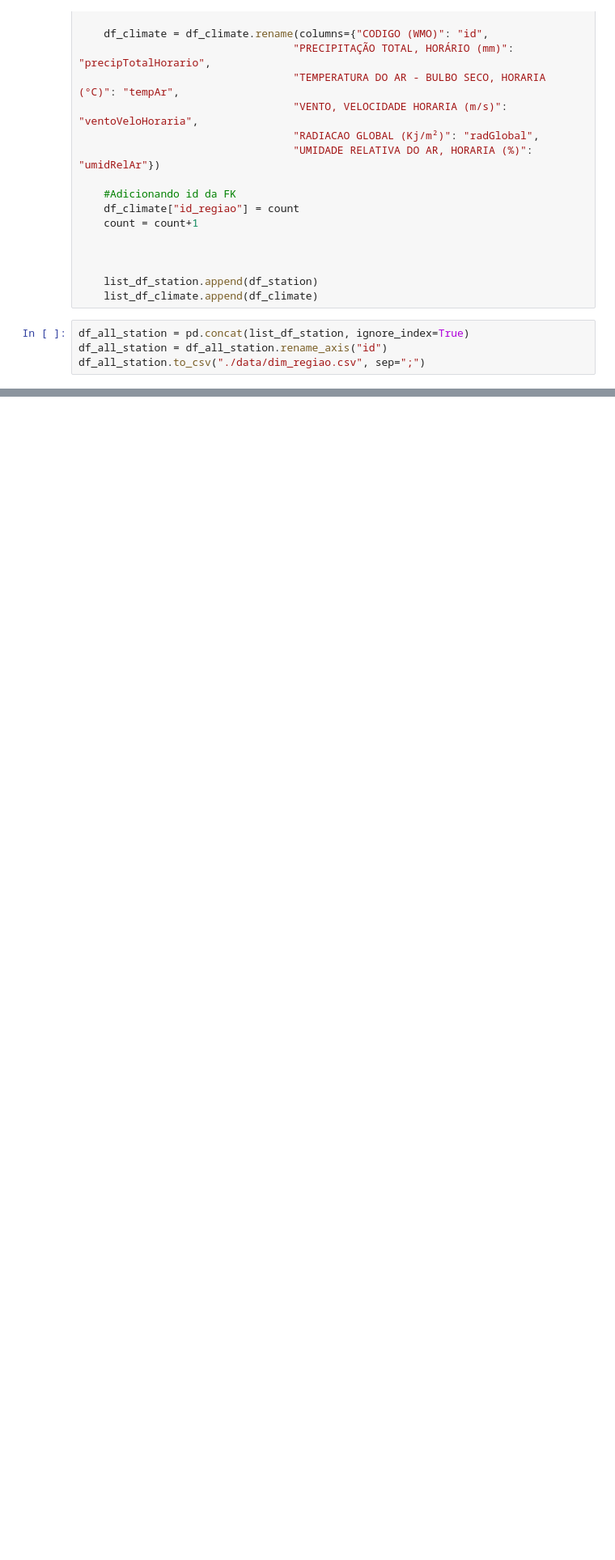
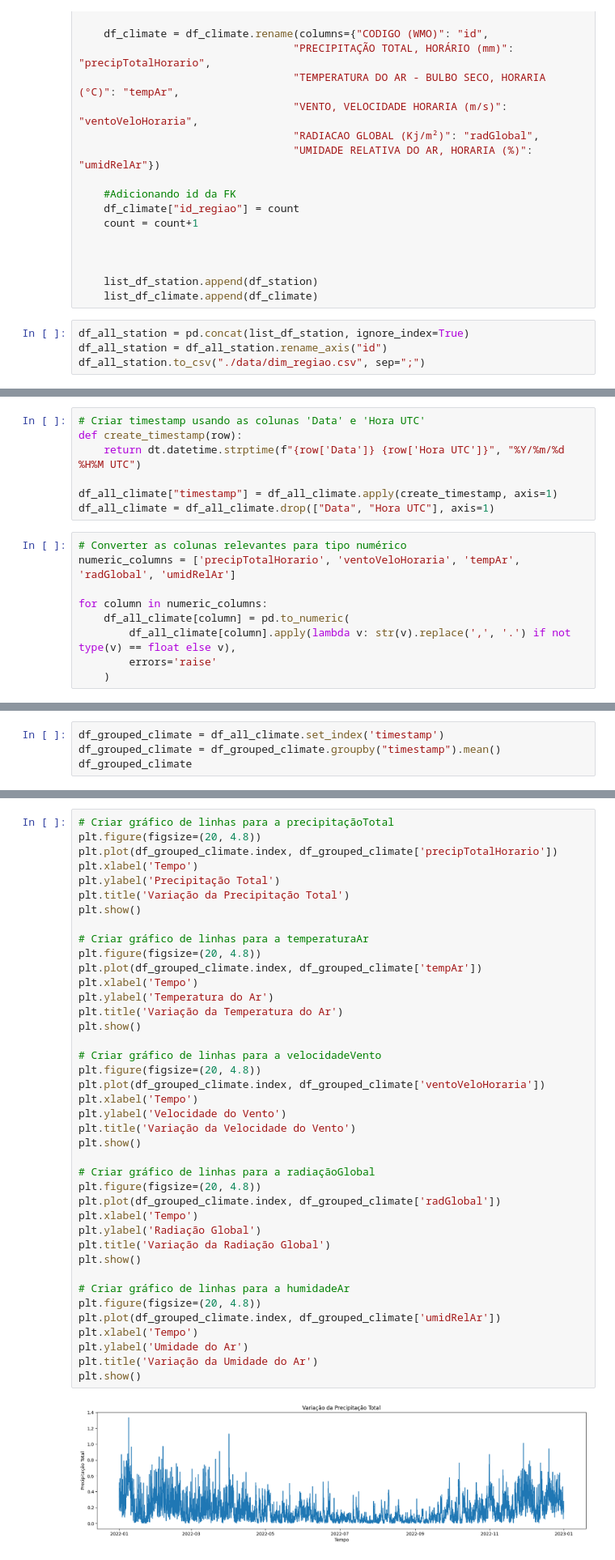
Before and after one commit to TiagoRCunha/pi-03-relacao-energia-condicao-climatica, a Jupyter notebook: climate.ipynb, the cells around one changed output, grey strips where cells are left out. Shown at 81% size. Cells and saved outputs as stored; diff of their text form; blank space fills up the shorter version.

```diff
--- a/climate.ipynb
+++ b/climate.ipynb
@@ -71 +80,17 @@ df_all_station.to_csv("./data/dim_regiao.csv", sep=";")
+# %%
+# Criar timestamp usando as colunas 'Data' e 'Hora UTC'
+def create_timestamp(row):
+    return dt.datetime.strptime(f"{row['Data']} {row['Hora UTC']}", "%Y/%m/%d %H%M UTC")
+
+df_all_climate["timestamp"] = df_all_climate.apply(create_timestamp, axis=1)
+df_all_climate = df_all_climate.drop(["Data", "Hora UTC"], axis=1)
+# %%
+# Converter as colunas relevantes para tipo numérico
+numeric_columns = ['precipTotalHorario', 'ventoVeloHoraria', 'tempAr', 'radGlobal', 'umidRelAr']
+
+for column in numeric_columns:
+    df_all_climate[column] = pd.to_numeric(
+        df_all_climate[column].apply(lambda v: str(v).replace(',', '.') if not type(v) == float else v),
+        errors='raise'
+    )
 # %%
@@ -74,0 +115,4 @@ df_all_climate.to_csv("./data/fato_dados_meteorologicos.csv", sep=";")
+# %%
+df_grouped_climate = df_all_climate.set_index('timestamp')
+df_grouped_climate = df_grouped_climate.groupby("timestamp").mean()
+df_grouped_climate
@@ -74,0 +134,42 @@ df_all_climate.to_csv("./data/fato_dados_meteorologicos.csv", sep=";")
+# %%
+# Criar gráfico de linhas para a precipitaçãoTotal
+plt.figure(figsize=(20, 4.8))
+plt.plot(df_grouped_climate.index, df_grouped_climate['precipTotalHorario'])
+plt.xlabel('Tempo')
+plt.ylabel('Precipitação Total')
+plt.title('Variação da Precipitação Total')
+plt.show()
+
+# Criar gráfico de linhas para a temperaturaAr
+plt.figure(figsize=(20, 4.8))
+plt.plot(df_grouped_climate.index, df_grouped_climate['tempAr'])
+plt.xlabel('Tempo')
+plt.ylabel('Temperatura do Ar')
+plt.title('Variação da Temperatura do Ar')
+plt.show()
+
+# Criar gráfico de linhas para a velocidadeVento
+plt.figure(figsize=(20, 4.8))
+plt.plot(df_grouped_climate.index, df_grouped_climate['ventoVeloHoraria'])
+plt.xlabel('Tempo')
+plt.ylabel('Velocidade do Vento')
+plt.title('Variação da Velocidade do Vento')
+plt.show()
+
+# Criar gráfico de linhas para a radiaçãoGlobal
+plt.figure(figsize=(20, 4.8))
+plt.plot(df_grouped_climate.index, df_grouped_climate['radGlobal'])
+plt.xlabel('Tempo')
+plt.ylabel('Radiação Global')
+plt.title('Variação da Radiação Global')
+plt.show()
+
+# Criar gráfico de linhas para a humidadeAr
+plt.figure(figsize=(20, 4.8))
+plt.plot(df_grouped_climate.index, df_grouped_climate['umidRelAr'])
+plt.xlabel('Tempo')
+plt.ylabel('Umidade do Ar')
+plt.title('Variação da Umidade do Ar')
+plt.show()
+# %% [output]
+[figure, added]
```
Also changed, not shown: parts of 6 cells of this notebook, 2 other files.
